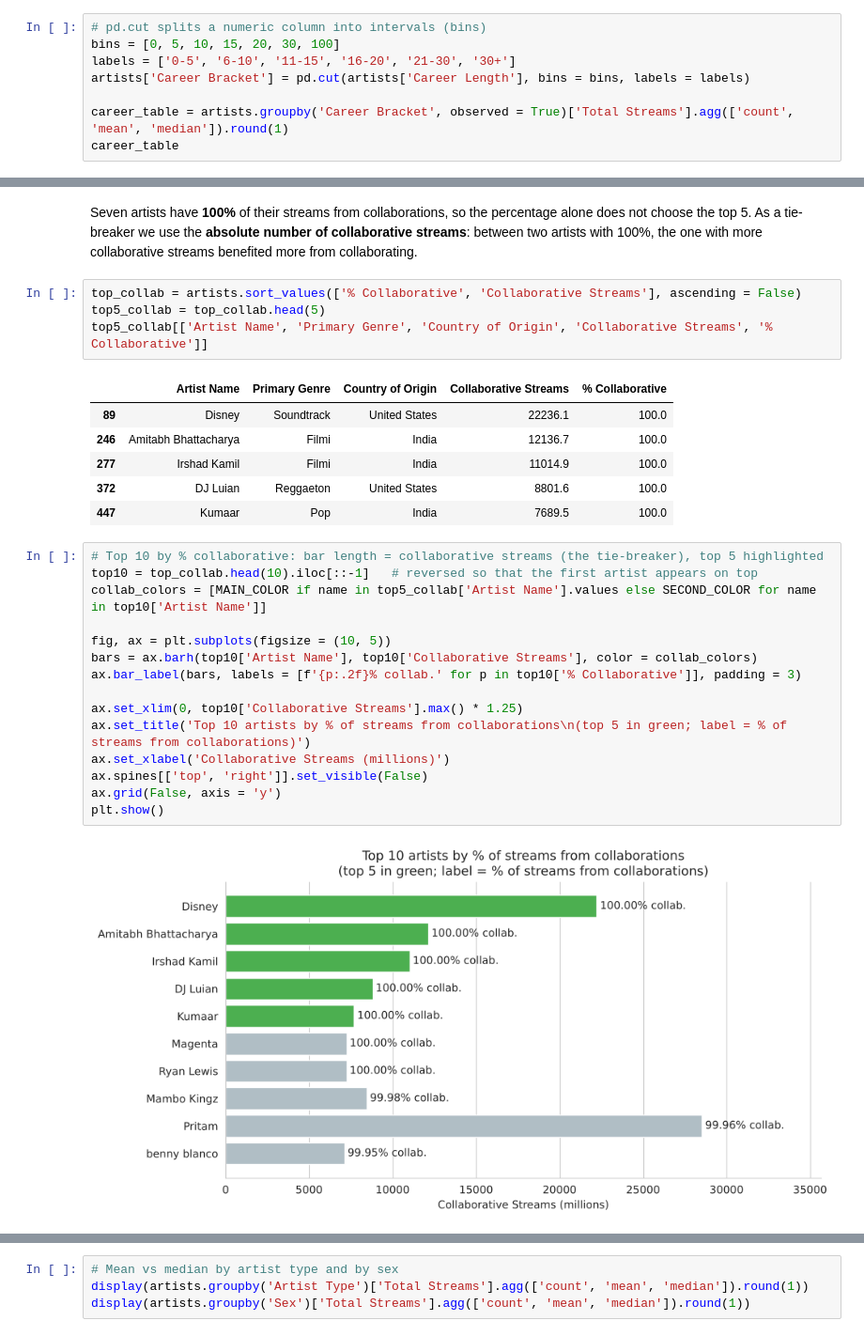
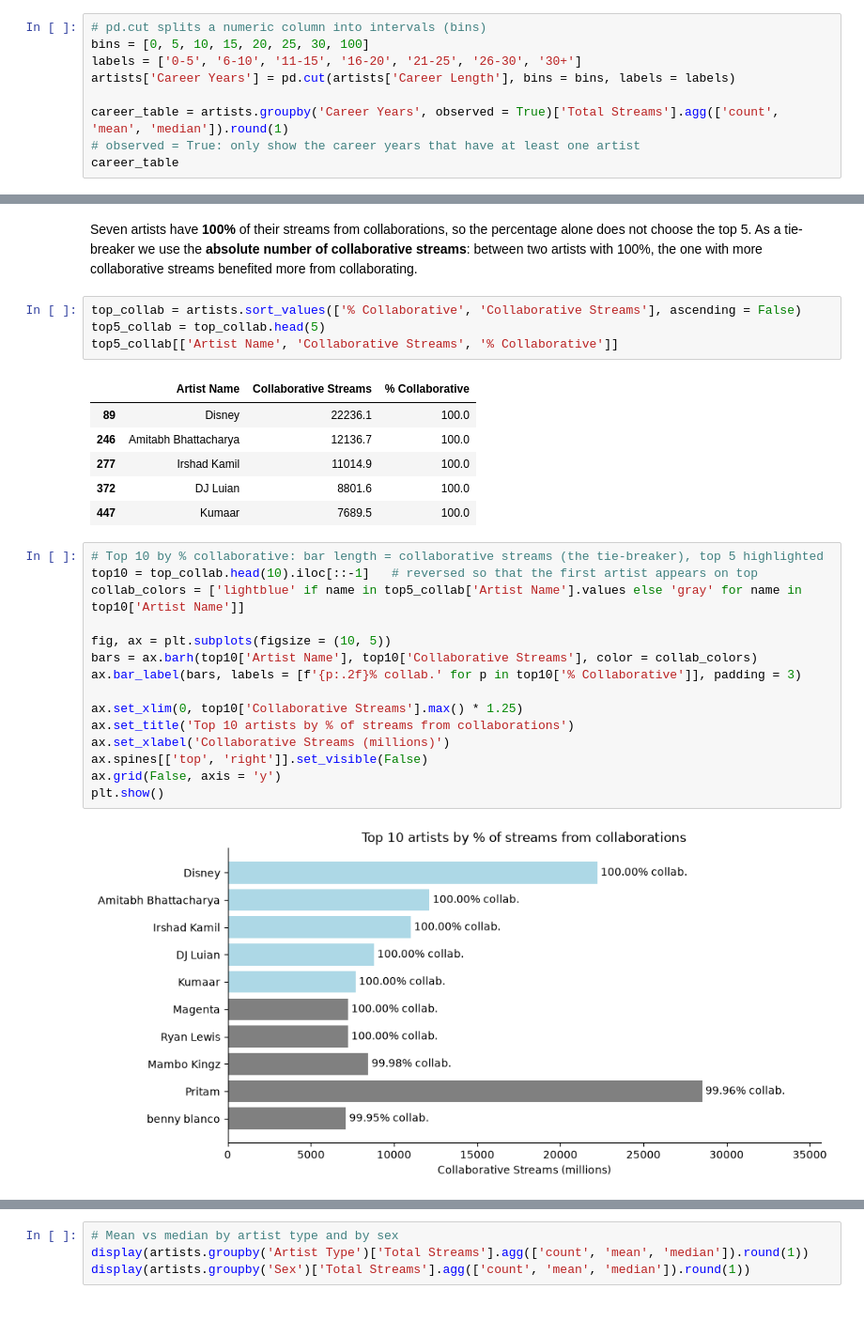
Before and after one commit to fabianaconstantino/pds_project, a Jupyter notebook: Group14_PDS_2627.ipynb, the cells around one changed output, grey strips where cells are left out. Shown: that part at 94% size. Drawn from its saved outputs; the diff is of its cells as text.

```diff
--- a/Group14_PDS_2627.ipynb
+++ b/Group14_PDS_2627.ipynb
@@ -679,10 +680,11 @@ Spearman correlation: -0.012
 # %%
 # pd.cut splits a numeric column into intervals (bins)
-bins = [0, 5, 10, 15, 20, 30, 100]
-labels = ['0-5', '6-10', '11-15', '16-20', '21-30', '30+']
-artists['Career Bracket'] = pd.cut(artists['Career Length'], bins = bins, labels = labels)
+bins = [0, 5, 10, 15, 20, 25, 30, 100]
+labels = ['0-5', '6-10', '11-15', '16-20', '21-25', '26-30', '30+']
+artists['Career Years'] = pd.cut(artists['Career Length'], bins = bins, labels = labels)
 
-career_table = artists.groupby('Career Bracket', observed = True)['Total Streams'].agg(['count', 'mean', 'median']).round(1)
+career_table = artists.groupby('Career Years', observed = True)['Total Streams'].agg(['count', 'mean', 'median']).round(1)
+# observed = True: only show the career years that have at least one artist
 career_table
 # %% [output]
 |  | count | mean | median |
@@ -746,31 +747,31 @@ Seven artists have **100%** of their streams from collaborations, so the percent
 # %%
 top_collab = artists.sort_values(['% Collaborative', 'Collaborative Streams'], ascending = False)
 top5_collab = top_collab.head(5)
-top5_collab[['Artist Name', 'Primary Genre', 'Country of Origin', 'Collaborative Streams', '% Collaborative']]
+top5_collab[['Artist Name', 'Collaborative Streams', '% Collaborative']]
 # %% [output]
-|  | Artist Name | Primary Genre | Country of Origin | Collaborative Streams | % Collaborative |
-| 89 | Disney | Soundtrack | United States | 22236.1 | 100.0 |
-| 246 | Amitabh Bhattacharya | Filmi | India | 12136.7 | 100.0 |
-| 277 | Irshad Kamil | Filmi | India | 11014.9 | 100.0 |
-| 372 | DJ Luian | Reggaeton | United States | 8801.6 | 100.0 |
-| 447 | Kumaar | Pop | India | 7689.5 | 100.0 |
+|  | Artist Name | Collaborative Streams | % Collaborative |
+| 89 | Disney | 22236.1 | 100.0 |
+| 246 | Amitabh Bhattacharya | 12136.7 | 100.0 |
+| 277 | Irshad Kamil | 11014.9 | 100.0 |
+| 372 | DJ Luian | 8801.6 | 100.0 |
+| 447 | Kumaar | 7689.5 | 100.0 |
 # %%
 # Top 10 by % collaborative: bar length = collaborative streams (the tie-breaker), top 5 highlighted
 top10 = top_collab.head(10).iloc[::-1]   # reversed so that the first artist appears on top
-collab_colors = [MAIN_COLOR if name in top5_collab['Artist Name'].values else SECOND_COLOR for name in top10['Artist Name']]
+collab_colors = ['lightblue' if name in top5_collab['Artist Name'].values else 'gray' for name in top10['Artist Name']]
 
 fig, ax = plt.subplots(figsize = (10, 5))
 bars = ax.barh(top10['Artist Name'], top10['Collaborative Streams'], color = collab_colors)
 ax.bar_label(bars, labels = [f'{p:.2f}% collab.' for p in top10['% Collaborative']], padding = 3)
 
 ax.set_xlim(0, top10['Collaborative Streams'].max() * 1.25)
-ax.set_title('Top 10 artists by % of streams from collaborations\n(top 5 in green; label = % of streams from collaborations)')
+ax.set_title('Top 10 artists by % of streams from collaborations')
 ax.set_xlabel('Collaborative Streams (millions)')
 ax.spines[['top', 'right']].set_visible(False)
 ax.grid(False, axis = 'y')
 plt.show()
 # %% [output]
-[figure, old version]
+[figure, new version]
 # %% [markdown]
 The 5 artists that benefit the most from collaborations are **Disney, Amitabh Bhattacharya, Irshad Kamil, DJ Luian and Kumaar**, all with 100% of their streams coming from collaborations.
 
```
Also changed, not shown: parts of 28 cells of this notebook.
